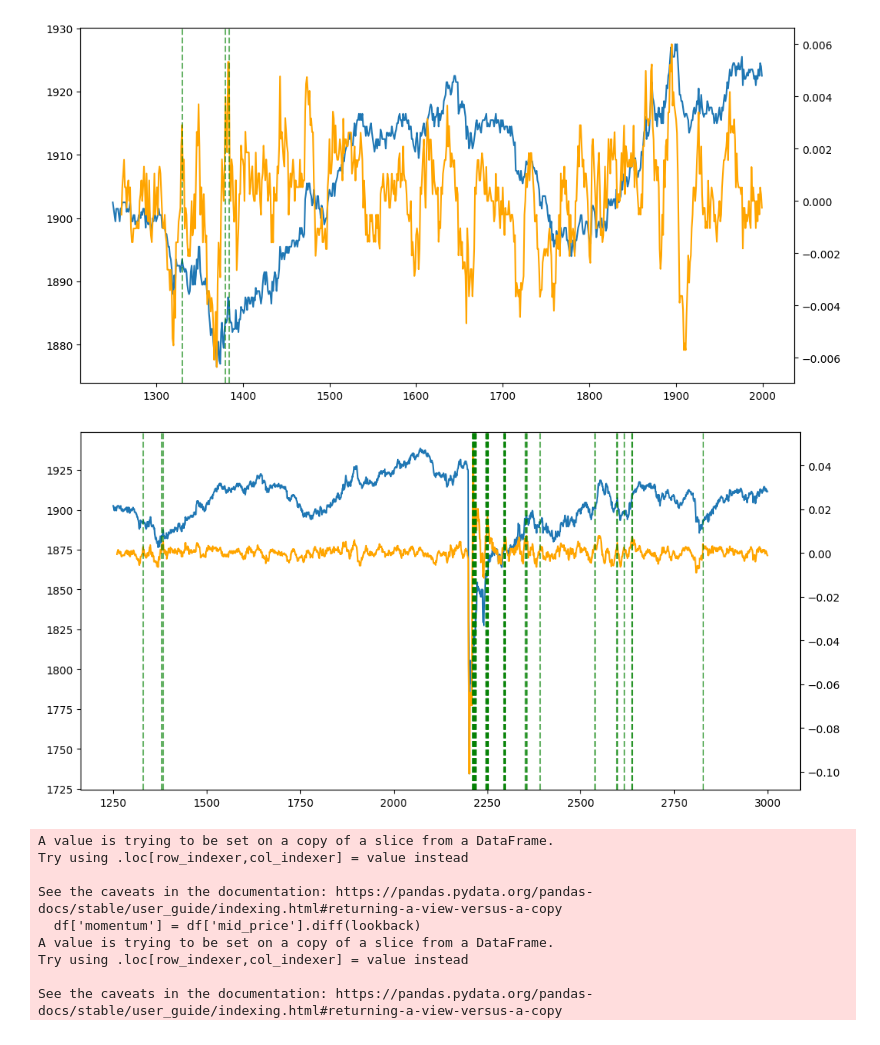
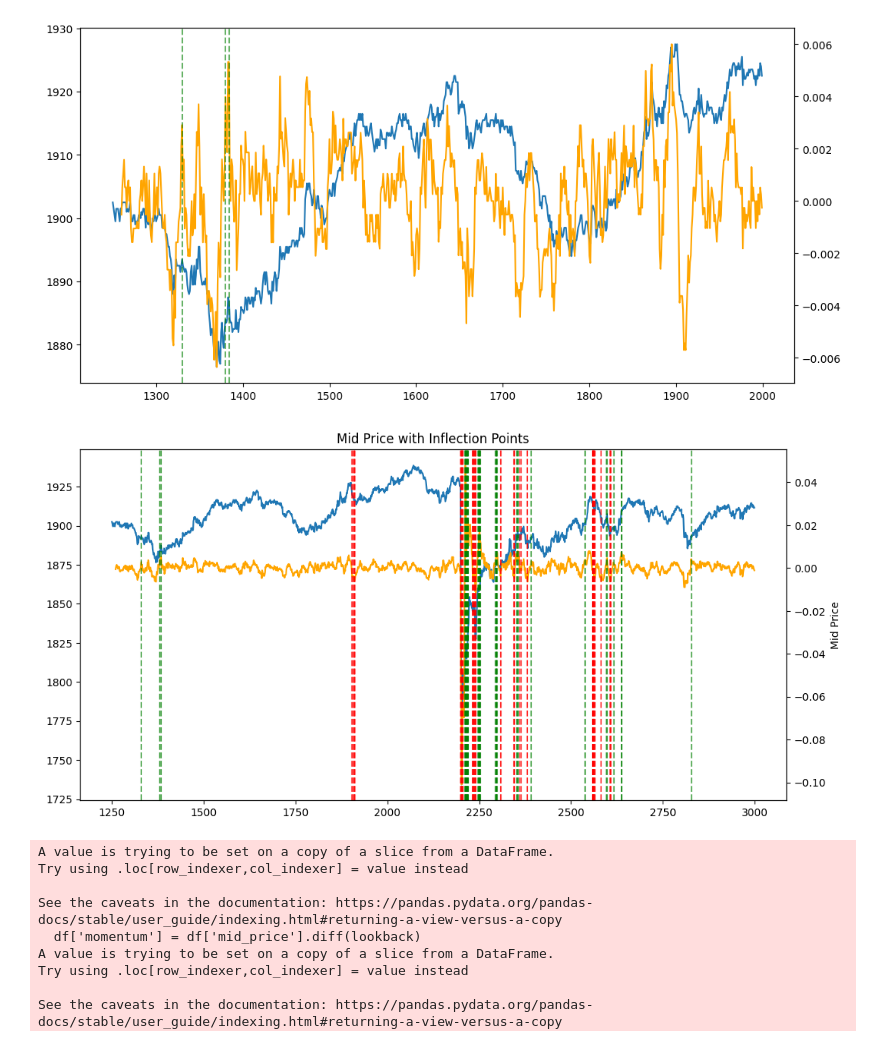
Before and after one commit to kinshu0/prosperity-3, a Jupyter notebook: round4/ink-micro-momentum.ipynb, the cells around one changed output. Saved outputs shown, nothing was run; the diff lists cells and outputs as text; code cells hidden in the pictures.

```diff
--- a/round4/ink-micro-momentum.ipynb
+++ b/round4/ink-micro-momentum.ipynb
@@ -74,8 +74,8 @@ pct_change_10 = df['mid_price'].pct_change(10)
 # TODO could also use threshold for abs value of pct change
 # inflection_points = (pct_change_10.shift(1) < 0) & (pct_change_10 > 0) & (pct_change_10.abs() > 0.01)
 # inflection_points = (pct_change_10.shift(1) < 0) & (pct_change_10 > 0) & (abs(pct_change_10 - pct_change_10.shift(1)) >= 0.008)
-inflection_points = (pct_change_10.shift(10) < 0) & (pct_change_10 > 0) & (pct_change_10 - pct_change_10.shift(10) >= 0.008)
-inflection_indices = df.index[inflection_points]
+positive_inflection = (pct_change_10.shift(10) < 0) & (pct_change_10 > 0) & (pct_change_10 - pct_change_10.shift(10) >= 0.008)
+positive_inflection_indices = df.index[positive_inflection]
 
 plt.figure(figsize=(12, 6))
 plt.plot(df.index, df['mid_price'], label='Mid Price')
@@ -84,7 +84,7 @@ ax2 = plt.gca().twinx()
 ax2.plot(df.index, pct_change_10, color='orange', label='10-step % Change')
 
 # Plot vertical lines at inflection points
-for idx in inflection_indices:
+for idx in positive_inflection_indices:
     plt.axvline(x=idx, color='green', linestyle='--', alpha=0.6)
 
 plt.show()
@@ -93,28 +93,39 @@ plt.show()
 # %%
 # df = data.iloc[1250:1450].copy()
 df = data.iloc[1250:3000].copy()
 pct_change_10 = df['mid_price'].pct_change(10)
 
 # Find the inflection point where the pct_change goes from negative to positive
 # TODO could also use threshold for abs value of pct change
 # inflection_points = (pct_change_10.shift(1) < 0) & (pct_change_10 > 0) & (pct_change_10.abs() > 0.01)
 # inflection_points = (pct_change_10.shift(1) < 0) & (pct_change_10 > 0) & (abs(pct_change_10 - pct_change_10.shift(1)) >= 0.008)
-inflection_points = (pct_change_10.shift(10) < 0) & (pct_change_10 > 0) & (pct_change_10 - pct_change_10.shift(10) >= 0.008)
-inflection_indices = df.index[inflection_points]
+
+inflection_threshold = 0.008
+
+positive_inflection = (pct_change_10.shift(10) < 0) & (pct_change_10 > 0) & (pct_change_10 - pct_change_10.shift(10) >= inflection_threshold)
+positive_inflection_indices = df.index[positive_inflection]
+negative_inflection = (pct_change_10.shift(10) > 0) & (pct_change_10 < 0) & (pct_change_10.shift(10) - pct_change_10 >= inflection_threshold)
+negative_inflection_indices = df.index[negative_inflection]
 
 plt.figure(figsize=(12, 6))
 plt.plot(df.index, df['mid_price'], label='Mid Price')
 
 ax2 = plt.gca().twinx()
 ax2.plot(df.index, pct_change_10, color='orange', label='10-step % Change')
 
 # Plot vertical lines at inflection points
-for idx in inflection_indices:
+for idx in positive_inflection_indices:
     plt.axvline(x=idx, color='green', linestyle='--', alpha=0.6)
 
+for idx in negative_inflection_indices:
+    plt.axvline(x=idx, color='red', linestyle='--', alpha=0.6)
+plt.title('Mid Price with Inflection Points')
+plt.xlabel('Index')
+plt.ylabel('Mid Price')
+
 plt.show()
 # %% [output]
-[figure, old version]
+[figure, new version]
 # %%
 velocity = df['mid_price'].diff()
 acceleration = velocity.diff()
```
Also changed, not shown: 2 other files.
